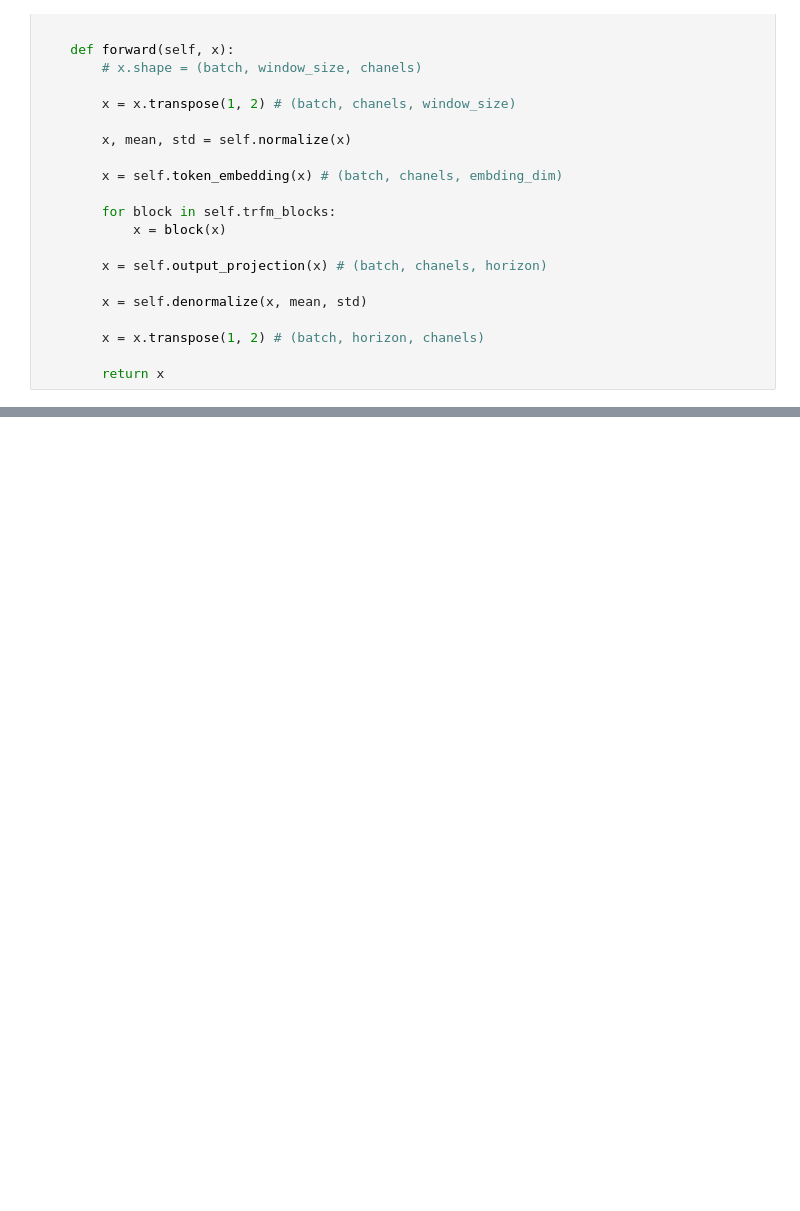
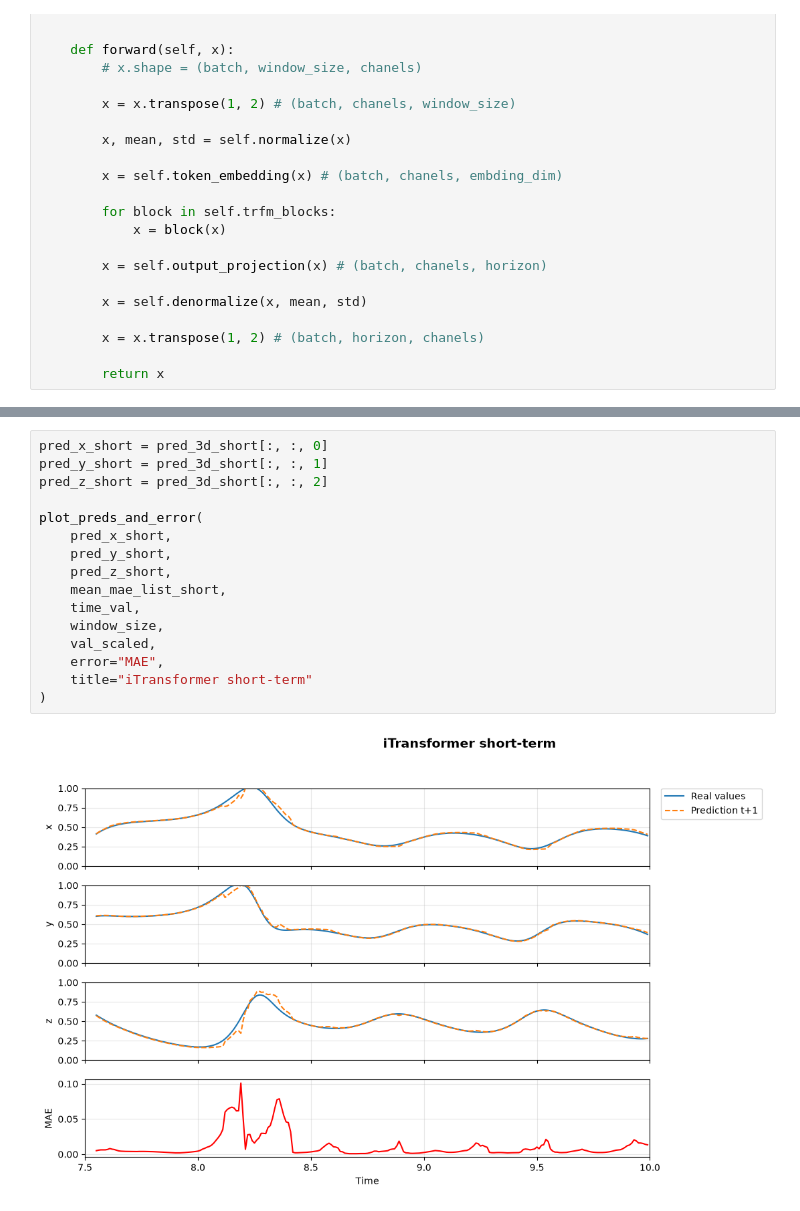
Before and after one commit to mariomeendezz/QML-for-multivariate-time-series-forecasting, a Jupyter notebook: src/07. iTransformer.ipynb, the cells around one changed output, grey strips where cells are left out. Cells and saved outputs as stored; diff of their text form; blank space fills up the shorter version.

```diff
--- a/src/07. iTransformer.ipynb
+++ b/src/07. iTransformer.ipynb
@@ -291,0 +438,18 @@ class iTransformer_Model(nn.Module):
+# %%
+pred_x_short = pred_3d_short[:, :, 0]
+pred_y_short = pred_3d_short[:, :, 1]
+pred_z_short = pred_3d_short[:, :, 2]
+
+plot_preds_and_error(
+    pred_x_short,
+    pred_y_short,
+    pred_z_short,
+    mean_mae_list_short,
+    time_val,
+    window_size,
+    val_scaled,
+    error="MAE",
+    title="iTransformer short-term"
+)
+# %% [output]
+[figure, added]
```
Also changed, not shown: parts of 17 cells of this notebook, 5 other files.
